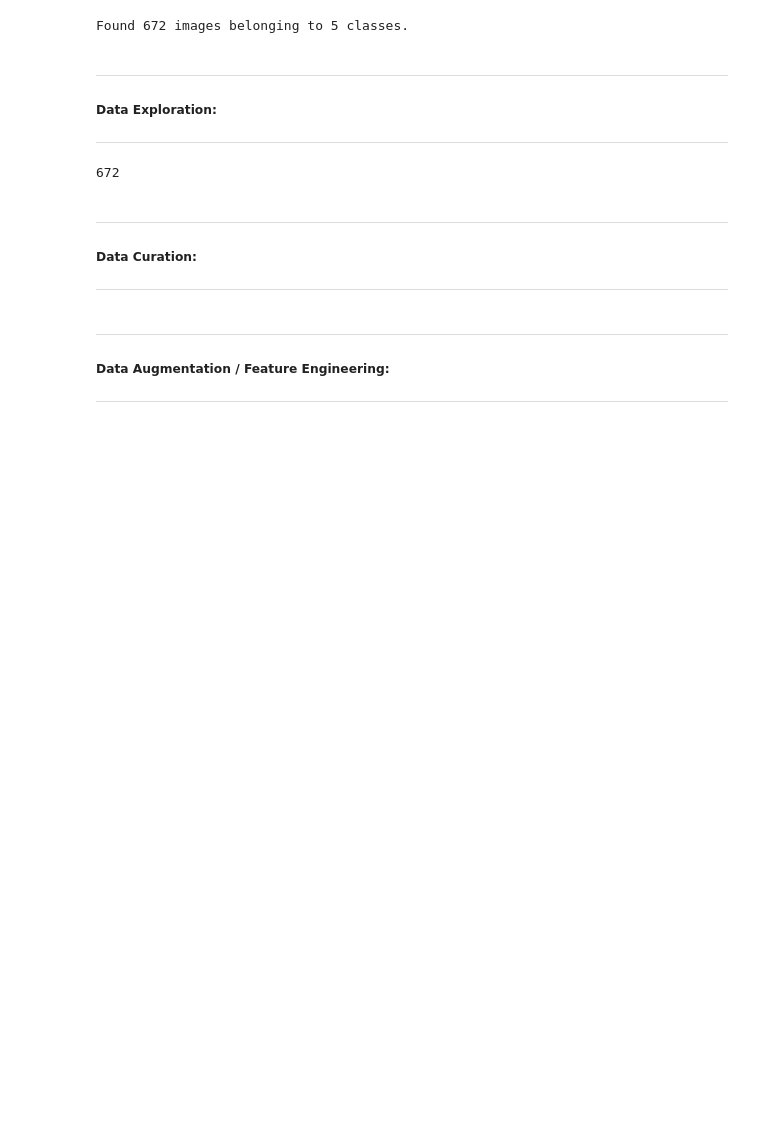
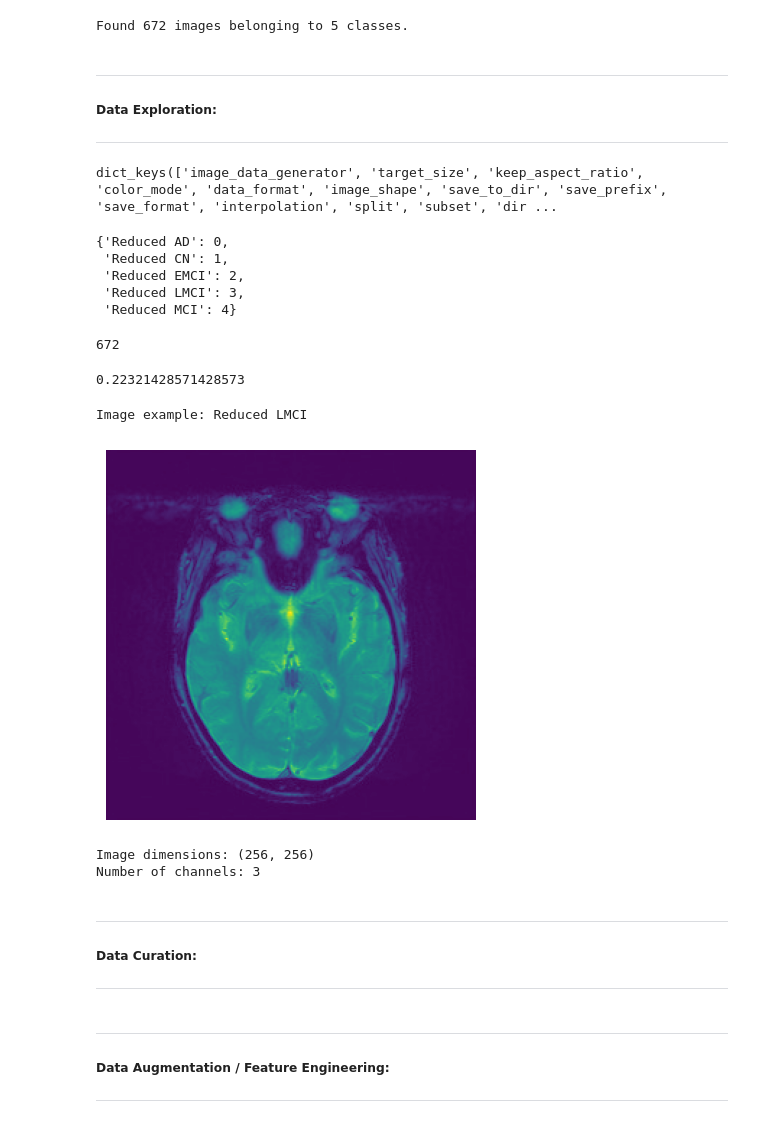
Before and after one commit to jeffock/mri_alz_prog_CNN, a Jupyter notebook: mri_alz_prog.ipynb, the cells around one changed output. Cells and saved outputs as stored; diff of their text form; code cells hidden in the pictures; blank space fills up the shorter version.

Commit message:
image viewing

```diff
--- a/mri_alz_prog.ipynb
+++ b/mri_alz_prog.ipynb
@@ -52,17 +52,51 @@ Found 672 images belonging to 5 classes.
 ---
 ##### Data Exploration:
 ---
+# %%
+# Basic info
+train_generator.__dict__.keys()
+# %% [output]
+dict_keys(['image_data_generator', 'target_size', 'keep_aspect_ratio', 'color_mode', 'data_format', 'image_shape', 'save_to_dir', 'save_prefix', 'save_format', 'interpolation', 'split', 'subset', 'dir ...
+# %%
+train_generator.class_indices
+# %% [output]
+{'Reduced AD': 0,
+ 'Reduced CN': 1,
+ 'Reduced EMCI': 2,
+ 'Reduced LMCI': 3,
+ 'Reduced MCI': 4}
+# %%
+train_generator.n
+# %% [output]
+672
 # %%
-# Basic info
-train_generator.__dict__.keys()
-train_generator.class_indices
-train_generator.n
-
 # Baseline Accuracy
 baseline_acc = 150/672
 print(baseline_acc)
 # %% [output]
-672
+0.22321428571428573
+# %%
+# Get random image from Reduced AD
+labels = os.listdir(train_path)
+random_label = np.random.choice(labels)
+random_img = np.random.choice((os.listdir(os.path.join(train_path, random_label))))
+img_path = os.path.join(train_path, random_label, random_img)
+img = plt.imread(img_path)
+
+# Display the above image
+print("Image example:", random_label)
+plt.imshow(img)
+plt.axis('off')
+plt.show()
+
+# Image info
+print("Image dimensions:", img.shape[0:2])
+print("Number of channels:", "3")
+# %% [output]
+Image example: Reduced LMCI
+[figure, added]
+Image dimensions: (256, 256)
+Number of channels: 3
 # %% [markdown]
 ---
 ##### Data Curation:
```
Also changed, not shown: 1 other file.
